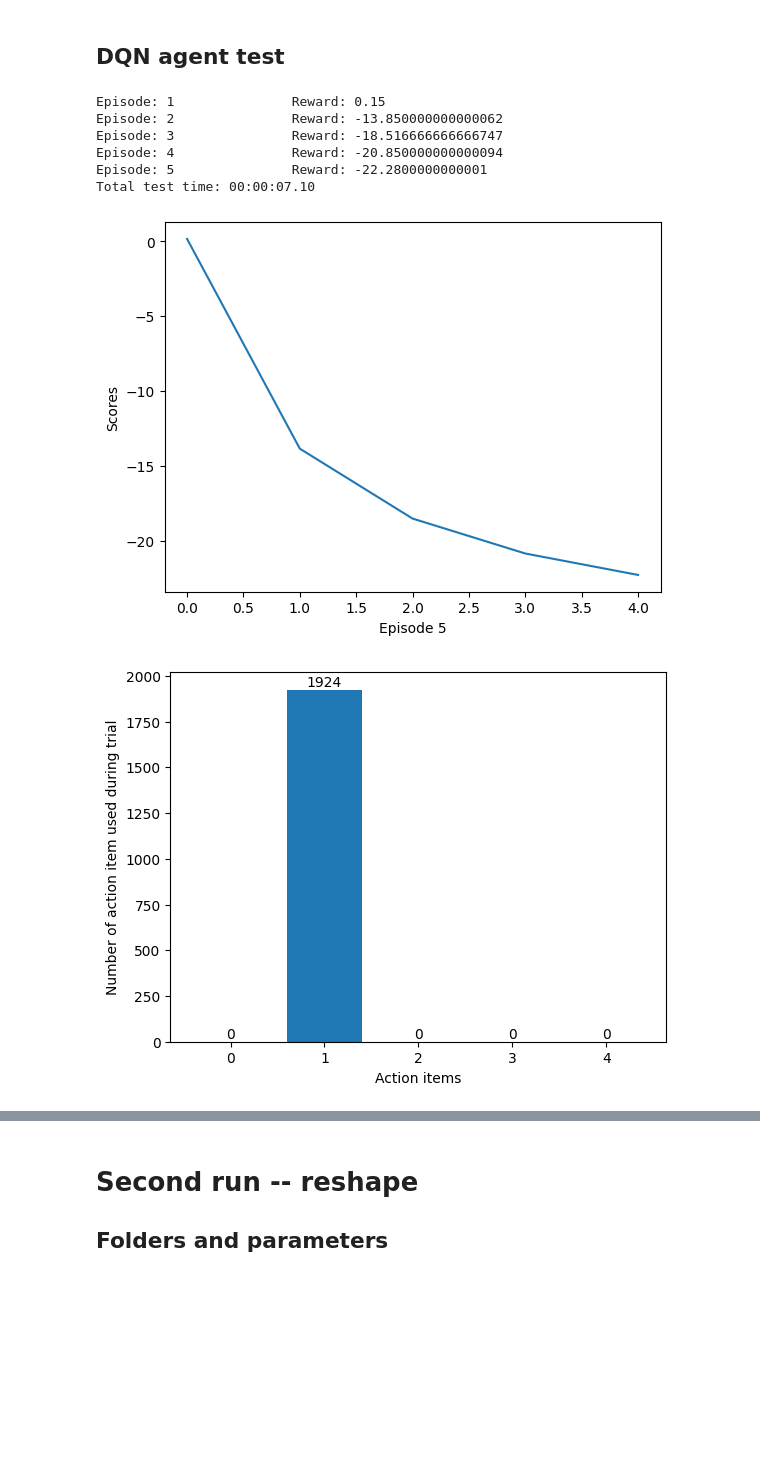
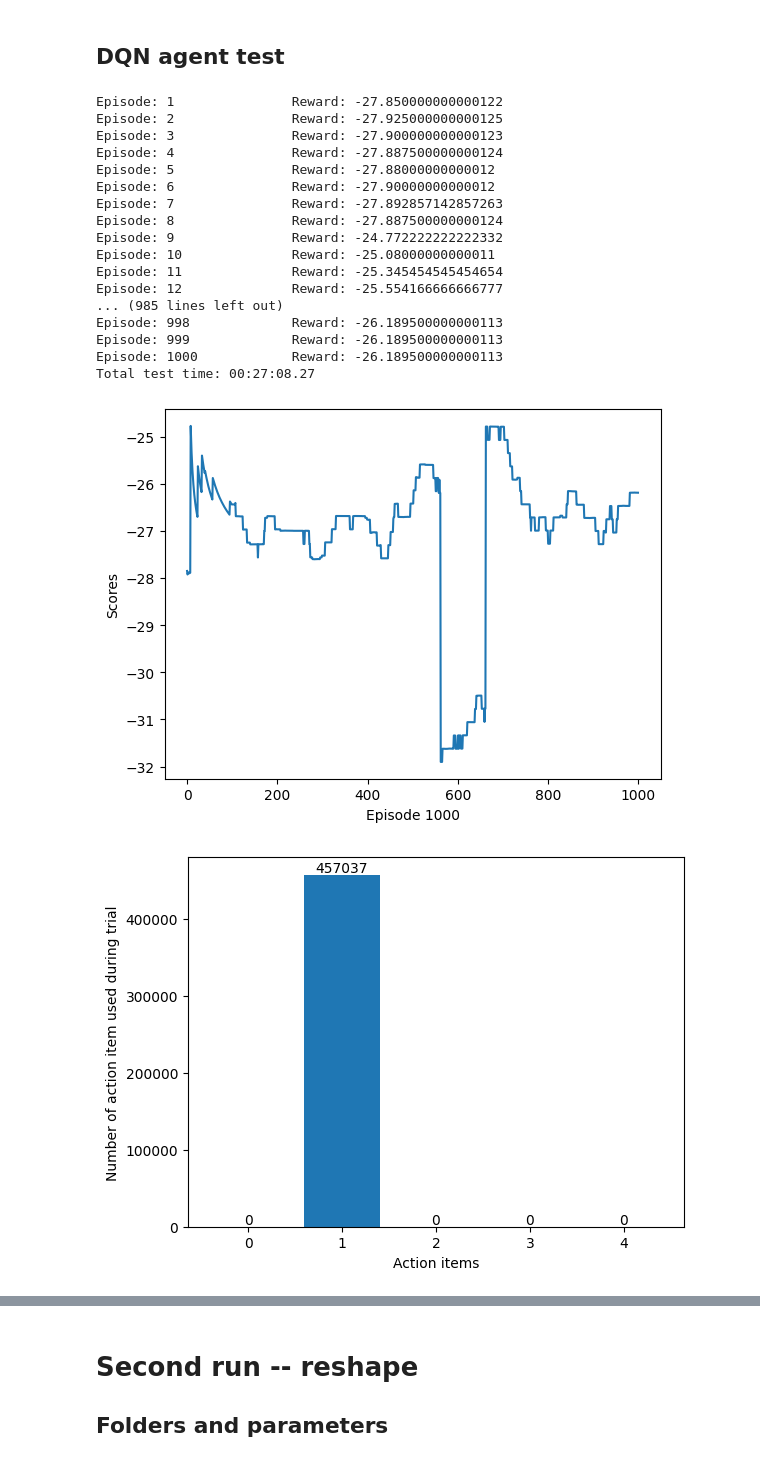
Before and after one commit to zhang-zengjie/Reward4Driving, a Jupyter notebook: LoadModelNTest.ipynb, the cells around one changed output, grey strips where cells are left out. Cells and saved outputs as stored; diff of their text form; code cells hidden in the pictures; blank space fills up the shorter version.

```diff
--- a/LoadModelNTest.ipynb
+++ b/LoadModelNTest.ipynb
@@ -559,42 +581,53 @@ with open(p_model.joinpath(nb_name), "w") as f:
 DQN_avg = avg_scores
 DQN_scores = scores
 DQN_ac = ac
 
-csv_name = f"DQN_reshape"
+csv_name = f"DQN_default"
 score_save(scores,avg_scores,file_name=csv_name,path=p_model,print_=False) # save score table as csv file
 count_impulse_file = f"DQN_default_count"
 Bump_track.to_csv((p_model/f"{count_impulse_file}.csv")) # save bump instances as csv file
 
 
 fig = plt.figure()
 ax = fig.add_subplot(111)
 plt.plot(avg_scores)
 # plt.plot(df['Averagescores'])
 plt.ylabel('Scores')
 plt.xlabel(f'Episode {len(avg_scores)}')
 plt.show()
 
 import matplotlib.pyplot as plt
 import pandas as pd
 
 action_list = [0,1,2,3,4]
 h=[]
 for i in action_list:
     h.append(ac.count(i))
 bar_contain = plt.bar(action_list,h)
 plt.xlabel('Action items')
 plt.ylabel('Number of action item used during trial')
 plt.bar_label(bar_contain)
 plt.show()
 # %% [output]
-Episode: 1               Reward: 0.15
-Episode: 2               Reward: -13.850000000000062
-Episode: 3               Reward: -18.516666666666747
-Episode: 4               Reward: -20.850000000000094
-Episode: 5               Reward: -22.2800000000001
-Total test time: 00:00:07.10
+Episode: 1               Reward: -27.850000000000122
+Episode: 2               Reward: -27.925000000000125
+Episode: 3               Reward: -27.900000000000123
+Episode: 4               Reward: -27.887500000000124
+Episode: 5               Reward: -27.88000000000012
+Episode: 6               Reward: -27.90000000000012
+Episode: 7               Reward: -27.892857142857263
+Episode: 8               Reward: -27.887500000000124
+Episode: 9               Reward: -24.772222222222332
+Episode: 10              Reward: -25.08000000000011
+Episode: 11              Reward: -25.345454545454654
+Episode: 12              Reward: -25.554166666666777
+... (985 lines left out)
+Episode: 998             Reward: -26.189500000000113
+Episode: 999             Reward: -26.189500000000113
+Episode: 1000            Reward: -26.189500000000113
+Total test time: 00:27:08.27
-[figure, old version]
+[figure, new version]
-[figure, old version]
+[figure, new version]
 # %%
 DDPG_ac = pd.Series(DDPG_ac, name='DDPG_ac')
 DDPG_scores = pd.Series(DDPG_scores, name='DDPG_scores')
```
Also changed, not shown: parts of 9 cells of this notebook, 2 other files.
